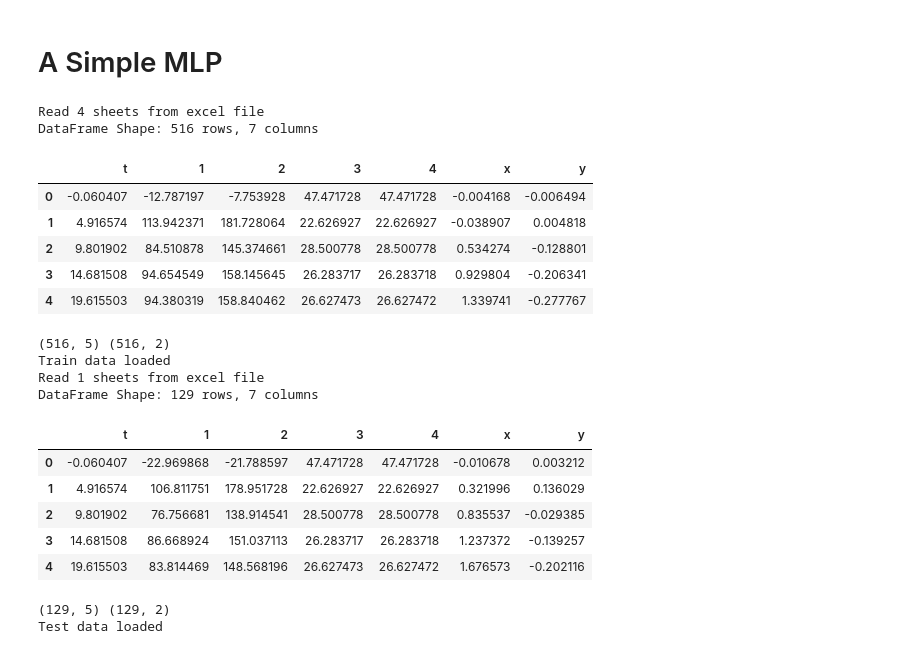
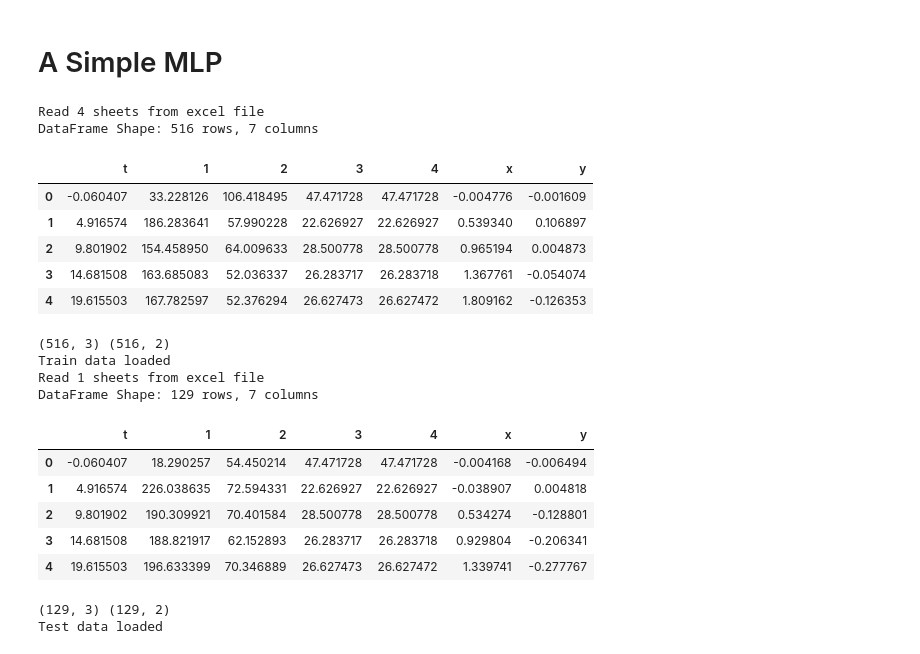
Before and after one commit to SS47816/computational-design-of-strain-sensors, a Jupyter notebook: notebooks/trajectory_2.ipynb, the cells around one changed output. Drawn from its saved outputs; the diff is of its cells as text; code cells hidden in the pictures.

```diff
--- a/notebooks/trajectory_2.ipynb
+++ b/notebooks/trajectory_2.ipynb
@@ -21,8 +21,8 @@ from keras.callbacks import CSVLogger, EarlyStopping
 from scipy import signal
 # %%
 # sensor_type = 'PCAM'
-sensor_type = 'Crumple'
-# sensor_type = 'Planar'
+# sensor_type = 'Crumple'
+sensor_type = 'Planar'
 xls_train = pd.ExcelFile('../data/trajectory/' + sensor_type + '/train.xlsx')
 xls_test = pd.ExcelFile('../data/trajectory/' + sensor_type + '/test.xlsx')
 # %%
@@ -86,36 +86,37 @@ def load_data(xls, features_all):
 # %%
 features_all = ['t','1','2','3','4','x','y']
 # features_considered = ['t','1','2','3','4','F','L']
-features_considered = ['t','1','2','3','4']
+# features_considered = ['t','1','2','3','4']
+features_considered = ['t','1','2']
 # features_considered = ['t','F','L']
 outputs_considered = features_all[-2:]
 
 # load train dataset
 X_train, y_train, mean_train, std_train = load_data(xls_train, features_all)
 print('Train data loaded')
 # load test dataset
 X_test, y_test, mean_test, std_test = load_data(xls_test, features_all)
 print('Test data loaded')
 # %% [output]
 Read 4 sheets from excel file
 DataFrame Shape: 516 rows, 7 columns
 |  | t | 1 | 2 | 3 | 4 | x | y |
-| 0 | -0.060407 | -12.787197 | -7.753928 | 47.471728 | 47.471728 | -0.004168 | -0.006494 |
-| 1 | 4.916574 | 113.942371 | 181.728064 | 22.626927 | 22.626927 | -0.038907 | 0.004818 |
-| 2 | 9.801902 | 84.510878 | 145.374661 | 28.500778 | 28.500778 | 0.534274 | -0.128801 |
-| 3 | 14.681508 | 94.654549 | 158.145645 | 26.283717 | 26.283718 | 0.929804 | -0.206341 |
-| 4 | 19.615503 | 94.380319 | 158.840462 | 26.627473 | 26.627472 | 1.339741 | -0.277767 |
+| 0 | -0.060407 | 33.228126 | 106.418495 | 47.471728 | 47.471728 | -0.004776 | -0.001609 |
+| 1 | 4.916574 | 186.283641 | 57.990228 | 22.626927 | 22.626927 | 0.539340 | 0.106897 |
+| 2 | 9.801902 | 154.458950 | 64.009633 | 28.500778 | 28.500778 | 0.965194 | 0.004873 |
+| 3 | 14.681508 | 163.685083 | 52.036337 | 26.283717 | 26.283718 | 1.367761 | -0.054074 |
+| 4 | 19.615503 | 167.782597 | 52.376294 | 26.627473 | 26.627472 | 1.809162 | -0.126353 |
-(516, 5) (516, 2)
+(516, 3) (516, 2)
 Train data loaded
 Read 1 sheets from excel file
 DataFrame Shape: 129 rows, 7 columns
 |  | t | 1 | 2 | 3 | 4 | x | y |
-| 0 | -0.060407 | -22.969868 | -21.788597 | 47.471728 | 47.471728 | -0.010678 | 0.003212 |
-| 1 | 4.916574 | 106.811751 | 178.951728 | 22.626927 | 22.626927 | 0.321996 | 0.136029 |
-| 2 | 9.801902 | 76.756681 | 138.914541 | 28.500778 | 28.500778 | 0.835537 | -0.029385 |
-| 3 | 14.681508 | 86.668924 | 151.037113 | 26.283717 | 26.283718 | 1.237372 | -0.139257 |
-| 4 | 19.615503 | 83.814469 | 148.568196 | 26.627473 | 26.627472 | 1.676573 | -0.202116 |
+| 0 | -0.060407 | 18.290257 | 54.450214 | 47.471728 | 47.471728 | -0.004168 | -0.006494 |
+| 1 | 4.916574 | 226.038635 | 72.594331 | 22.626927 | 22.626927 | -0.038907 | 0.004818 |
+| 2 | 9.801902 | 190.309921 | 70.401584 | 28.500778 | 28.500778 | 0.534274 | -0.128801 |
+| 3 | 14.681508 | 188.821917 | 62.152893 | 26.283717 | 26.283718 | 0.929804 | -0.206341 |
+| 4 | 19.615503 | 196.633399 | 70.346889 | 26.627473 | 26.627472 | 1.339741 | -0.277767 |
-(129, 5) (129, 2)
+(129, 3) (129, 2)
 Test data loaded
 # %%
 # We use "lr_schedule" to see which "learning rate" is optimum
```
Also changed, not shown: parts of 2 cells of this notebook, 16 other files.
